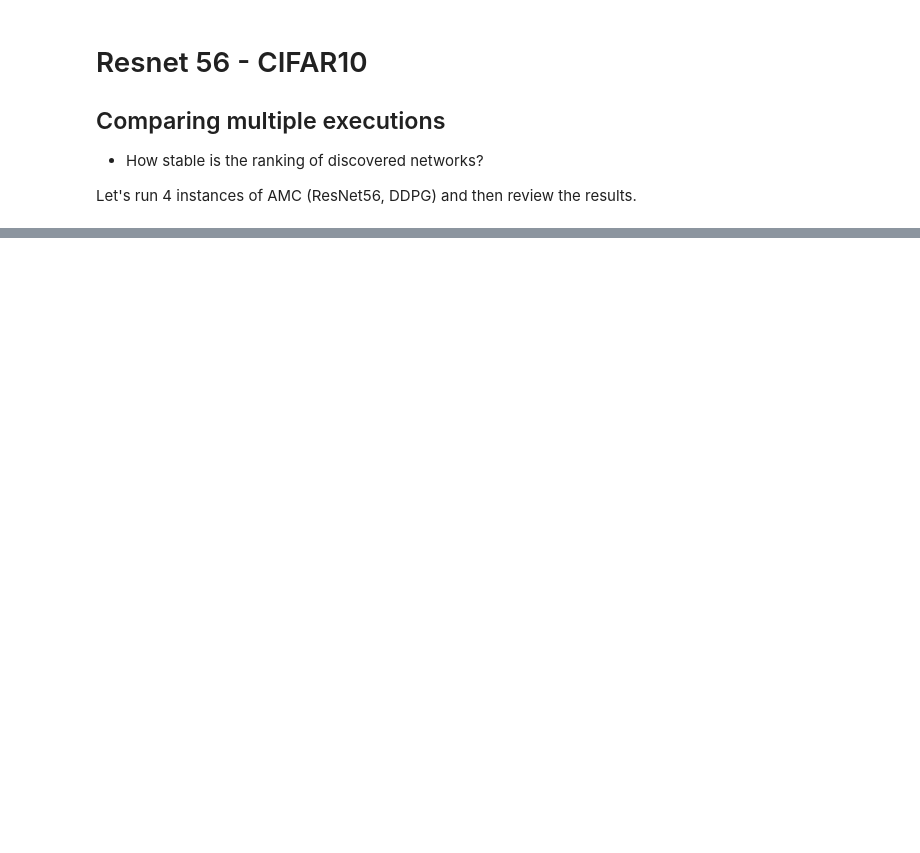
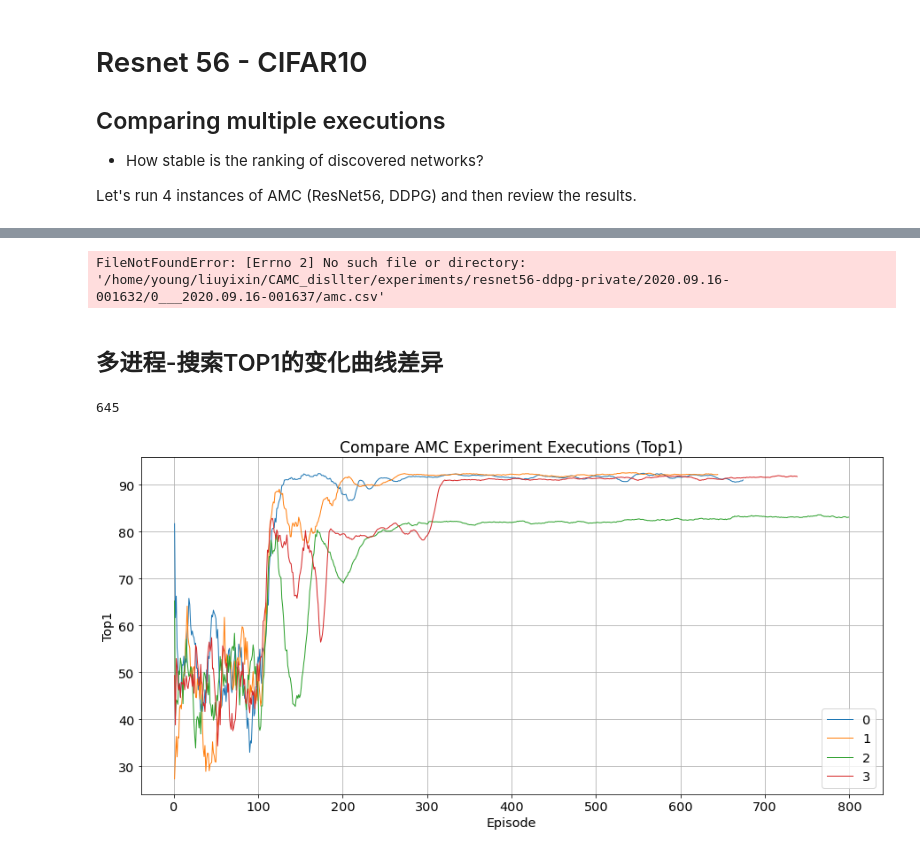
Before and after one commit to liuyixin-louis/CACP, a Jupyter notebook: jupyter/resnet56.ipynb, the cells around one changed output, grey strips where cells are left out. Saved outputs shown, nothing was run; the diff lists cells and outputs as text; code cells hidden in the pictures; blank space fills up the shorter version.

```diff
--- a/jupyter/resnet56.ipynb
+++ b/jupyter/resnet56.ipynb
@@ -61,0 +67,15 @@ df_list = load_experiment_instances(fpath)
+# %%
+EXPERIMENTS_DIR = "/home/young/liuyixin/CAMC_disllter/experiments"
+EXPERIMENTS_NAME = "resnet56-ddpg-private"
+FILE_NAME = "2020.09.16-001632"
+fpath = os.path.join(EXPERIMENTS_DIR,EXPERIMENTS_NAME ,FILE_NAME )
+df_list = load_experiment_instances(fpath)
+# %% [output]
+FileNotFoundError: [Errno 2] No such file or directory: '/home/young/liuyixin/CAMC_disllter/experiments/resnet56-ddpg-private/2020.09.16-001632/0___2020.09.16-001637/amc.csv'
+# %% [markdown]
+## 多进程-搜索TOP1的变化曲线差异
+# %%
+plot_experiment_comparison(df_list)
+# %% [output]
+645
+[figure, added]
```
Also changed, not shown: parts of 9 cells of this notebook, 12 other files.
